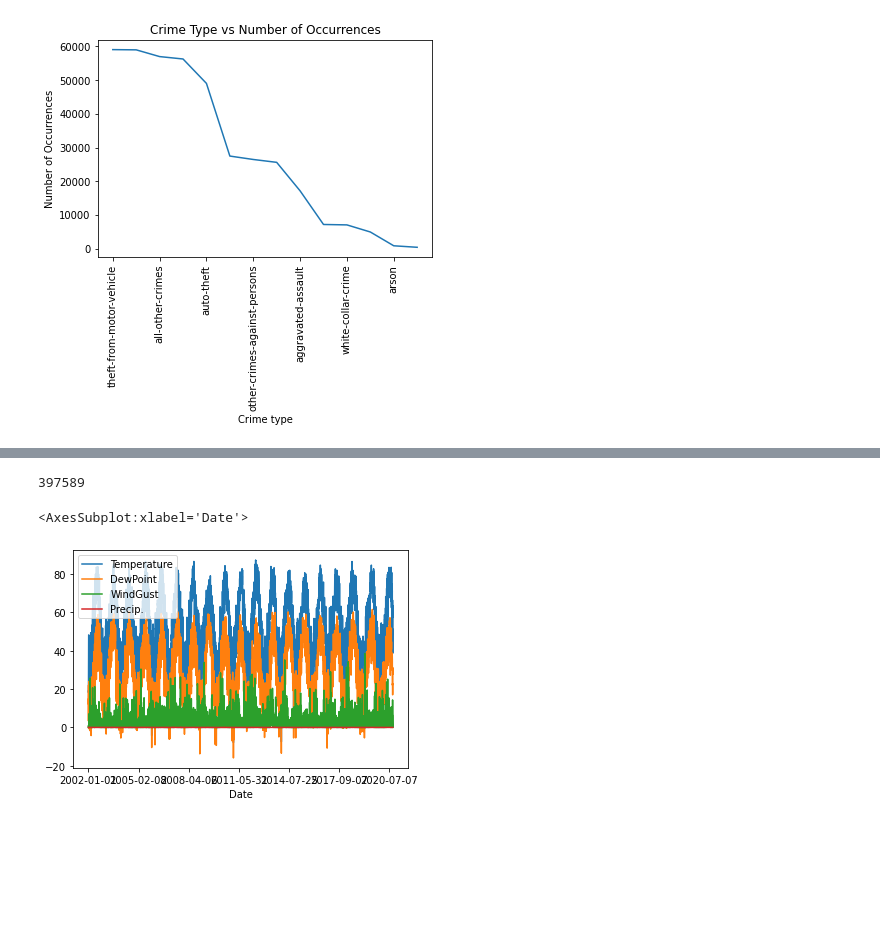
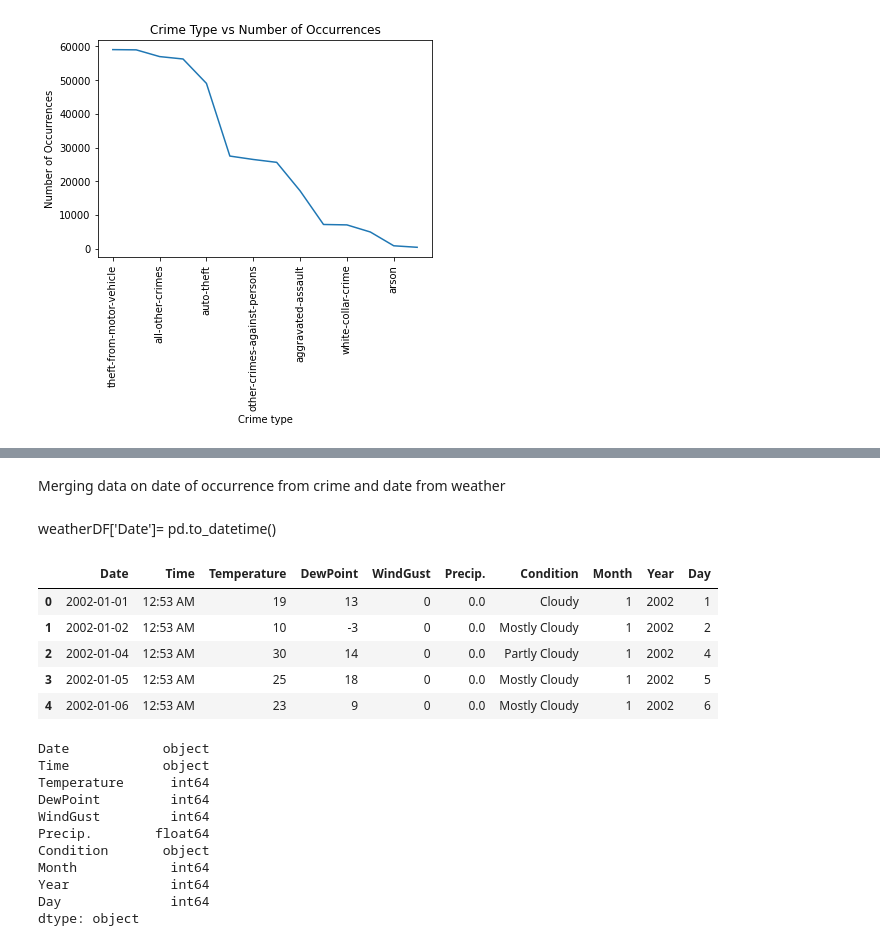
Before and after one commit to laurenawilk/CSCI4502, a Jupyter notebook: dataminingsemesterproject.ipynb, the cells around one changed output, grey strips where cells are left out. Saved outputs shown, nothing was run; the diff lists cells and outputs as text; code cells hidden in the pictures; blank space fills up the shorter version.

```diff
--- a/dataminingsemesterproject.ipynb
+++ b/dataminingsemesterproject.ipynb
@@ -242,4 +210,0 @@ plt.show()
-# %%
-crimeDF.shape[0]
-# %% [output]
-397589
@@ -252,5 +211,31 @@ avgtemp = weatherDF.groupby([weatherDF['Date']]).mean()
-# %%
-avgtemp.plot()
-# %% [output]
-<AxesSubplot:xlabel='Date'>
-[figure, removed]
+# %% [markdown]
+Merging data on date of occurrence from crime and date from weather
+# %% [markdown]
+weatherDF['Date']= pd.to_datetime()
+# %%
+weatherDF["Month"] = pd.DatetimeIndex(weatherDF["Date"]).month
+weatherDF["Year"] = pd.DatetimeIndex(weatherDF["Date"]).year
+weatherDF["Day"] = pd.DatetimeIndex(weatherDF["Date"]).day
+# weatherDF['Date']= pd.to_datetime()
+weatherDF.head()
+# %% [output]
+|  | Date | Time | Temperature | DewPoint | WindGust | Precip. | Condition | Month | Year | Day |
+| 0 | 2002-01-01 | 12:53 AM | 19 | 13 | 0 | 0.0 | Cloudy | 1 | 2002 | 1 |
+| 1 | 2002-01-02 | 12:53 AM | 10 | -3 | 0 | 0.0 | Mostly Cloudy | 1 | 2002 | 2 |
+| 2 | 2002-01-04 | 12:53 AM | 30 | 14 | 0 | 0.0 | Partly Cloudy | 1 | 2002 | 4 |
+| 3 | 2002-01-05 | 12:53 AM | 25 | 18 | 0 | 0.0 | Mostly Cloudy | 1 | 2002 | 5 |
+| 4 | 2002-01-06 | 12:53 AM | 23 | 9 | 0 | 0.0 | Mostly Cloudy | 1 | 2002 | 6 |
+# %%
+print(weatherDF.dtypes)
+# %% [output]
+Date            object
+Time            object
+Temperature      int64
+DewPoint         int64
+WindGust         int64
+Precip.        float64
+Condition       object
+Month            int64
+Year             int64
+Day              int64
+dtype: object
```
Also changed, not shown: parts of 53 cells of this notebook.
